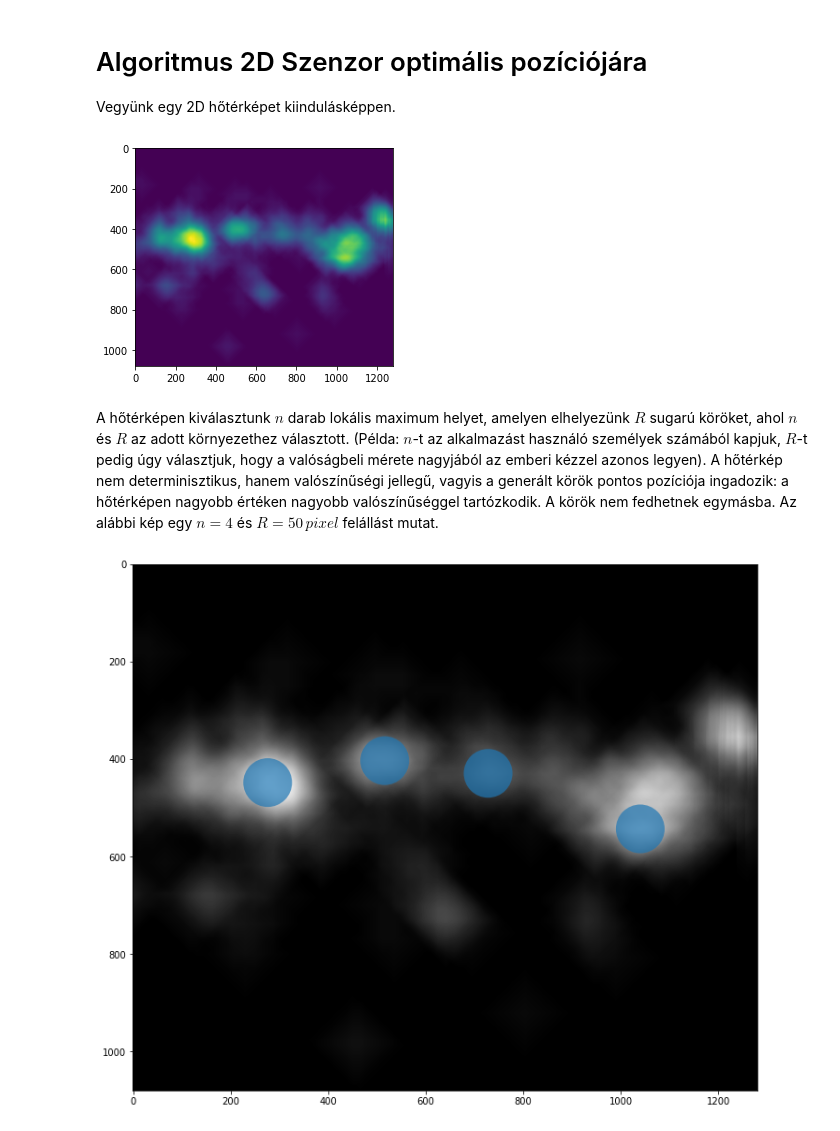
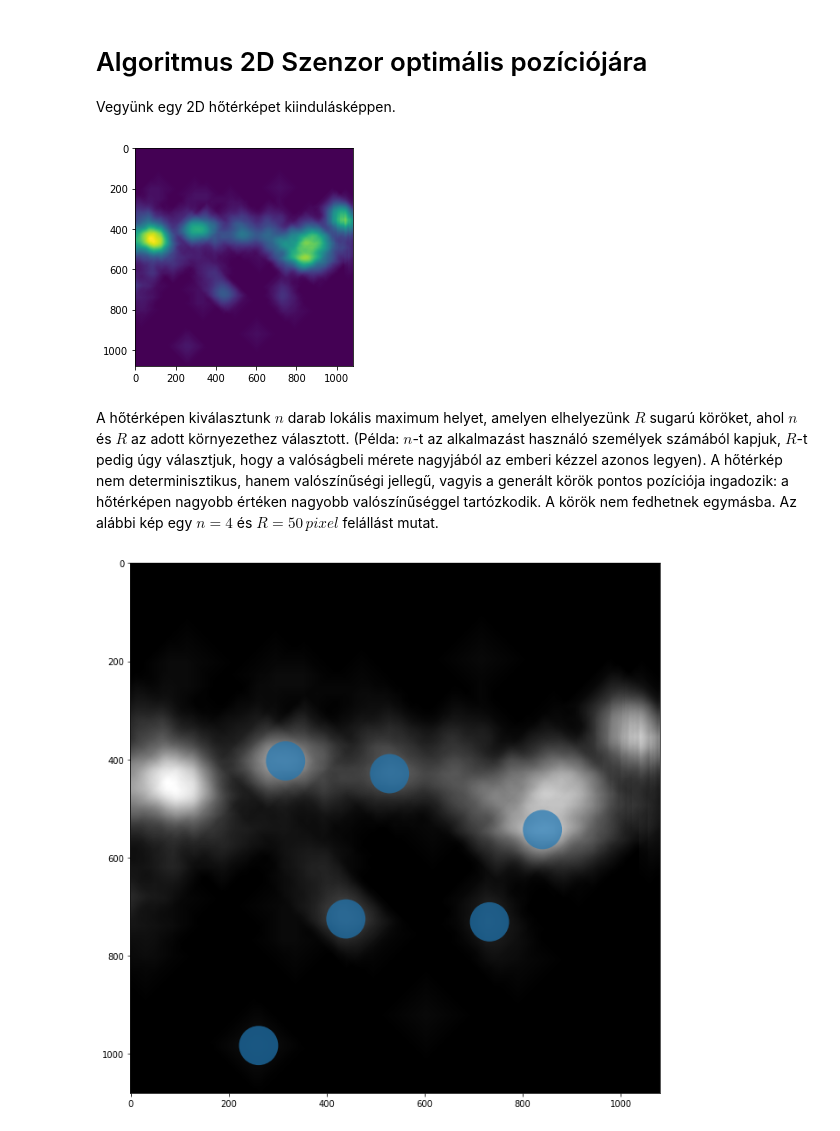
Before and after one commit to Ptrskay3/place_me, a Jupyter notebook: example.ipynb, the cells around one changed output. Cells and saved outputs as stored; diff of their text form; code cells hidden in the pictures.

```diff
--- a/example.ipynb
+++ b/example.ipynb
@@ -5,25 +5,25 @@ Vegyünk egy 2D hőtérképet kiindulásképpen.
 # %%
 import numpy as np
 import matplotlib.pyplot as plt
 from matplotlib.patches import Circle
 from scipy import ndimage as ndi
 from skimage.feature import peak_local_max
 from place_me import run_v2 as optimize
 
 data = np.loadtxt('data/heatmap2.txt')
 data = 255 * data / data.max()
-data = data[:, 2560:3840]
+data = data[:, 2760:3840]
 plt.imshow(data);
 # %% [output]
-[figure, old version]
+[figure, new version]
 # %% [markdown]
 A hőtérképen kiválasztunk $n$ darab lokális maximum helyet, amelyen elhelyezünk $R$ sugarú köröket, ahol $n$ és $R$ az adott környezethez választott. (Példa: $n$-t az alkalmazást használó személyek számából kapjuk, $R$-t pedig úgy választjuk, hogy a valóságbeli mérete nagyjából az emberi kézzel azonos legyen). A hőtérkép nem determinisztikus, hanem valószínűségi jellegű, vagyis a generált körök pontos pozíciója ingadozik: a hőtérképen nagyobb értéken nagyobb valószínűséggel tartózkodik. A körök nem fedhetnek egymásba. Az alábbi kép egy $n = 4$ és $R = 50\,pixel$ felállást mutat.
 # %%
-CIRCLE_RADIUS = 50
+CIRCLE_RADIUS = 40
 
 image_max = ndi.maximum_filter(data, size=20, mode='constant')
 
-peaks = peak_local_max(data, min_distance=CIRCLE_RADIUS * 2, num_peaks=4)
+peaks = peak_local_max(data, min_distance=CIRCLE_RADIUS * 2, num_peaks=6)
 
 def plot_from_optimal_coords(data, peaks, arr=None):
     fig, ax = plt.subplots(figsize=(10, 9))
@@ -44,7 +44,7 @@ def plot_from_optimal_coords(data, peaks, arr=None):
 
 plot_from_optimal_coords(data, peaks)
 # %% [output]
-[figure, old version]
+[figure, new version]
 # %% [markdown]
 Minden szenzor a hőtérkép kerülete mentén mozoghat. Egy szenzor esetén a lefedettséget úgy definiáljuk, hogy:
   - a lehető legtöbb kört lássuk
```
Also changed, not shown: parts of 3 cells of this notebook.
